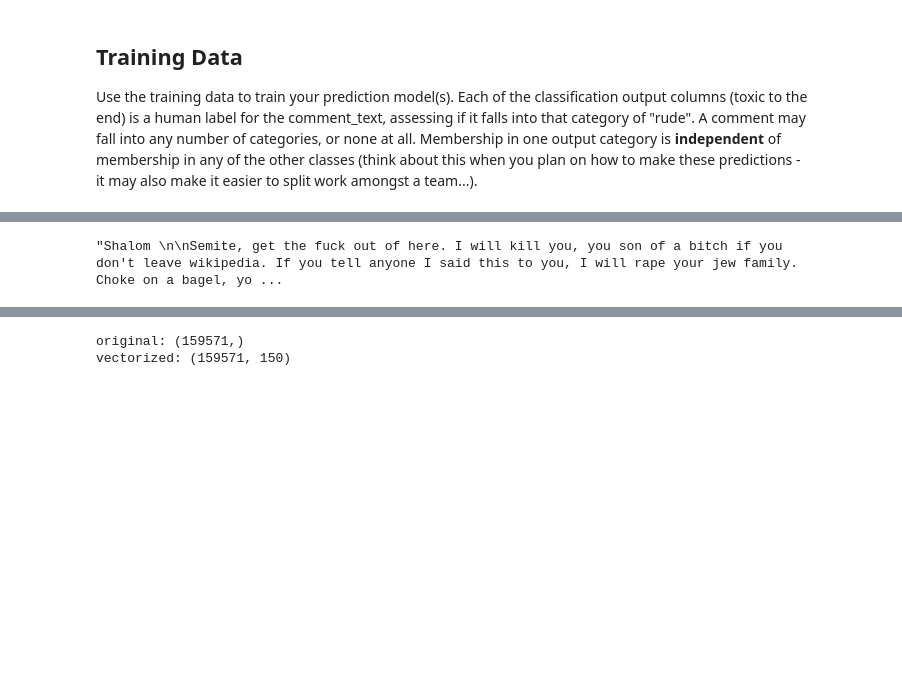
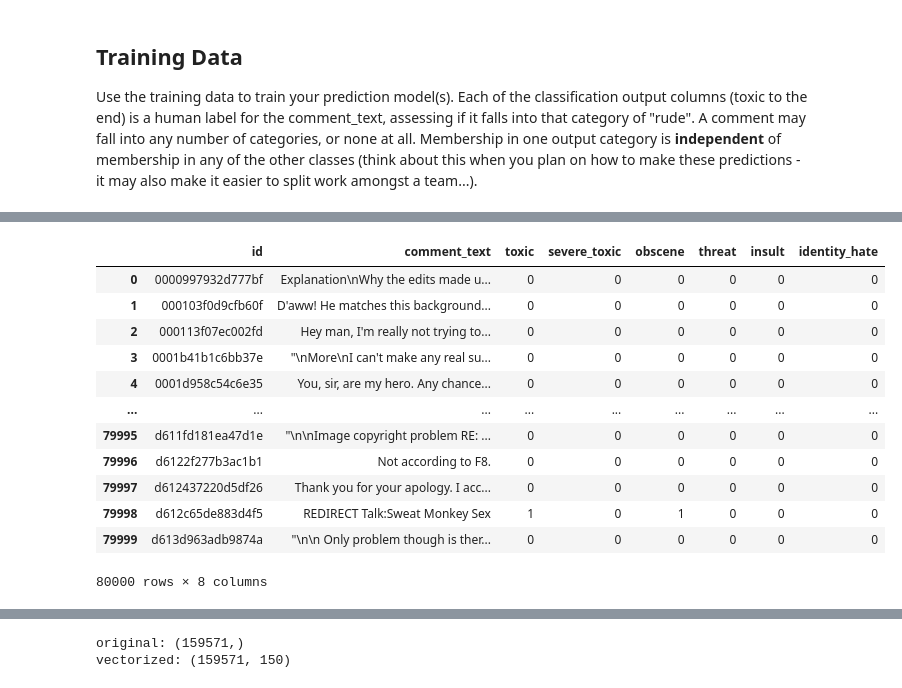
Before and after one commit to michaeljharris/ItML_Project_1_Students, a Jupyter notebook: proj_1_start.ipynb, the cells around one changed output, grey strips where cells are left out. Drawn from its saved outputs; the diff is of its cells as text; code cells hidden in the pictures; blank space fills up the shorter version.

```diff
--- a/proj_1_start.ipynb
+++ b/proj_1_start.ipynb
@@ -58,4 +71,17 @@ train_df[train_df['severe_toxic'] == 1]
-# %%
-train_df.iloc[159400]['comment_text']
-# %% [output]
-"Shalom \n\nSemite, get the fuck out of here. I will kill you, you son of a bitch if you don't leave wikipedia. If you tell anyone I said this to you, I will rape your jew family. Choke on a bagel, yo ...
+# %%
+train_df_sub = train_df[:80000]
+train_df_sub
+# %% [output]
+|  | id | comment_text | toxic | severe_toxic | obscene | threat | insult | identity_hate |
+| 0 | 0000997932d777bf | Explanation\nWhy the edits made u... | 0 | 0 | 0 | 0 | 0 | 0 |
+| 1 | 000103f0d9cfb60f | D'aww! He matches this background... | 0 | 0 | 0 | 0 | 0 | 0 |
+| 2 | 000113f07ec002fd | Hey man, I'm really not trying to... | 0 | 0 | 0 | 0 | 0 | 0 |
+| 3 | 0001b41b1c6bb37e | "\nMore\nI can't make any real su... | 0 | 0 | 0 | 0 | 0 | 0 |
+| 4 | 0001d958c54c6e35 | You, sir, are my hero. Any chance... | 0 | 0 | 0 | 0 | 0 | 0 |
+| ... | ... | ... | ... | ... | ... | ... | ... | ... |
+| 79995 | d611fd181ea47d1e | "\n\nImage copyright problem RE: ... | 0 | 0 | 0 | 0 | 0 | 0 |
+| 79996 | d6122f277b3ac1b1 | Not according to F8. | 0 | 0 | 0 | 0 | 0 | 0 |
+| 79997 | d612437220d5df26 | Thank you for your apology. I acc... | 0 | 0 | 0 | 0 | 0 | 0 |
+| 79998 | d612c65de883d4f5 | REDIRECT Talk:Sweat Monkey Sex | 1 | 0 | 1 | 0 | 0 | 0 |
+| 79999 | d613d963adb9874a | "\n\n Only problem though is ther... | 0 | 0 | 0 | 0 | 0 | 0 |
+80000 rows × 8 columns
```
Also changed, not shown: parts of 15 cells of this notebook.
